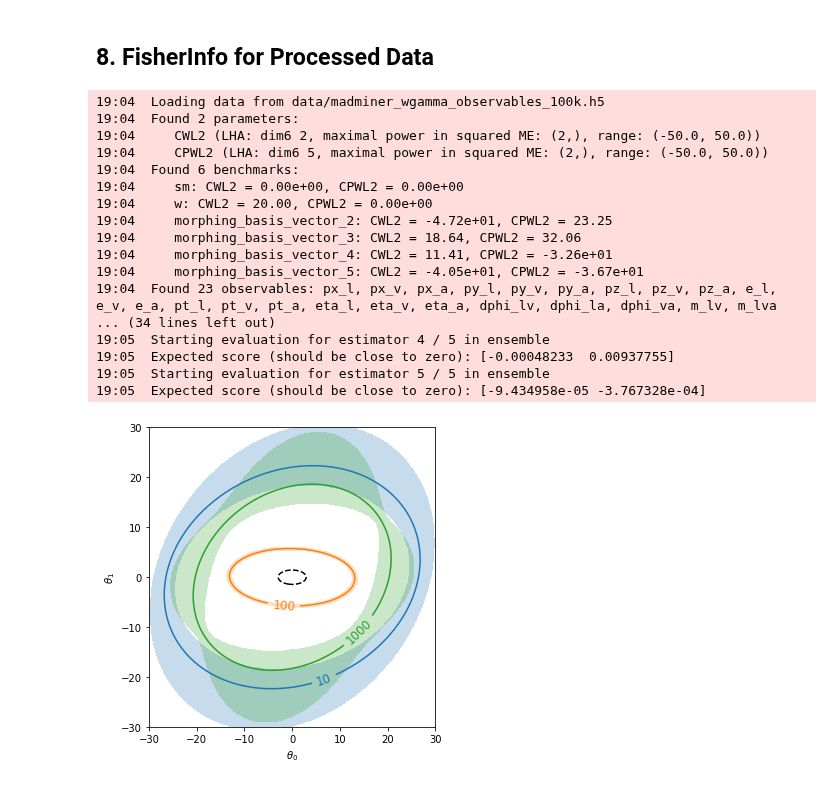
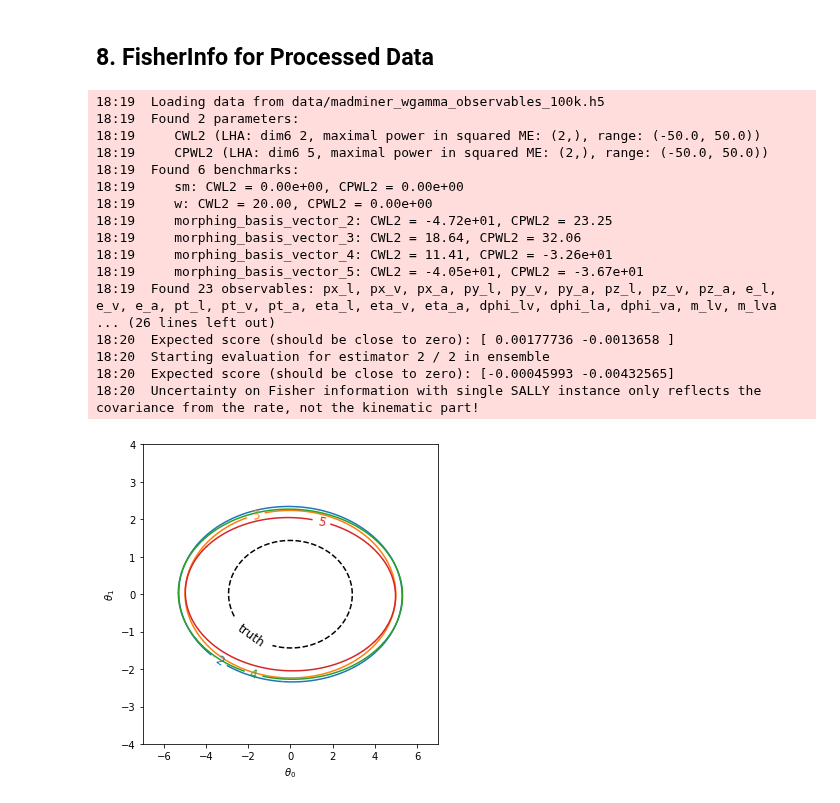
Before and after one commit to madminer-tool/madminer, a Jupyter notebook: examples/diboson_parton/notebook_analysis_setting.ipynb, the cells around one changed output. Cells and saved outputs as stored; diff of their text form; code cells hidden in the pictures.

```diff
--- a/examples/diboson_parton/notebook_analysis_setting.ipynb
+++ b/examples/diboson_parton/notebook_analysis_setting.ipynb
@@ -60,7 +76,7 @@ usemodelsdir = 'models/samples_'+usename+'/'
 # %%
 #create sample augmenter
 sa = SampleAugmenter(useinputdata, debug=False)
-n_estimators = 5
+n_estimators = 2
 
 #augment train sample
 for i in range(n_estimators):
@@ -117,9 +133,8 @@ for ii in range(len(listsettings)):
         validation_split=None,
         n_hidden=thissetting[1],
         n_epochs=thissetting[2],
-        batch_size=thissetting[3],
-        initial_lr=thissetting[4],
-        final_lr=thissetting[5]
+        initial_lr=thissetting[3],
+        final_lr=thissetting[4]
     )
     #save ensemble
     ensemble.save(usemodelsdir+'sally_ensemble_{}'.format(thissetting[0]))
@@ -171,40 +186,40 @@ for ii in range(len(listsettings)):
     list_label = list_label + [thissetting[0]]
 
 #Run MadFisher Truth
-fi_pl_full = fisher.calculate_fisher_information_full_truth(theta=[0.,0.],luminosity=300*1000.)
-list_mean  = list_mean  + [fi_pl_full]
+fi_pl_mean_full , _ = fisher.calculate_fisher_information_full_truth(theta=[0.,0.],luminosity=300*1000.)
+list_mean  = list_mean  + [fi_pl_mean_full]
 list_error = list_error + [None]
 list_color = list_color + ["black"]
 list_style = list_style + ["dashed"]
 list_label = list_label + ["truth"]
 # %% [output]
-19:04  Loading data from data/madminer_wgamma_observables_100k.h5
-19:04  Found 2 parameters:
-19:04     CWL2 (LHA: dim6 2, maximal power in squared ME: (2,), range: (-50.0, 50.0))
-19:04     CPWL2 (LHA: dim6 5, maximal power in squared ME: (2,), range: (-50.0, 50.0))
-19:04  Found 6 benchmarks:
-19:04     sm: CWL2 = 0.00e+00, CPWL2 = 0.00e+00
-19:04     w: CWL2 = 20.00, CPWL2 = 0.00e+00
-19:04     morphing_basis_vector_2: CWL2 = -4.72e+01, CPWL2 = 23.25
-19:04     morphing_basis_vector_3: CWL2 = 18.64, CPWL2 = 32.06
-19:04     morphing_basis_vector_4: CWL2 = 11.41, CPWL2 = -3.26e+01
-19:04     morphing_basis_vector_5: CWL2 = -4.05e+01, CPWL2 = -3.67e+01
-19:04  Found 23 observables: px_l, px_v, px_a, py_l, py_v, py_a, pz_l, pz_v, pz_a, e_l, e_v, e_a, pt_l, pt_v, pt_a, eta_l, eta_v, eta_a, dphi_lv, dphi_la, dphi_va, m_lv, m_lva
-... (34 lines left out)
-19:05  Starting evaluation for estimator 4 / 5 in ensemble
-19:05  Expected score (should be close to zero): [-0.00048233  0.00937755]
-19:05  Starting evaluation for estimator 5 / 5 in ensemble
-19:05  Expected score (should be close to zero): [-9.434958e-05 -3.767328e-04]
+18:19  Loading data from data/madminer_wgamma_observables_100k.h5
+18:19  Found 2 parameters:
+18:19     CWL2 (LHA: dim6 2, maximal power in squared ME: (2,), range: (-50.0, 50.0))
+18:19     CPWL2 (LHA: dim6 5, maximal power in squared ME: (2,), range: (-50.0, 50.0))
+18:19  Found 6 benchmarks:
+18:19     sm: CWL2 = 0.00e+00, CPWL2 = 0.00e+00
+18:19     w: CWL2 = 20.00, CPWL2 = 0.00e+00
+18:19     morphing_basis_vector_2: CWL2 = -4.72e+01, CPWL2 = 23.25
+18:19     morphing_basis_vector_3: CWL2 = 18.64, CPWL2 = 32.06
+18:19     morphing_basis_vector_4: CWL2 = 11.41, CPWL2 = -3.26e+01
+18:19     morphing_basis_vector_5: CWL2 = -4.05e+01, CPWL2 = -3.67e+01
+18:19  Found 23 observables: px_l, px_v, px_a, py_l, py_v, py_a, pz_l, pz_v, pz_a, e_l, e_v, e_a, pt_l, pt_v, pt_a, eta_l, eta_v, eta_a, dphi_lv, dphi_la, dphi_va, m_lv, m_lva
+... (26 lines left out)
+18:20  Expected score (should be close to zero): [ 0.00177736 -0.0013658 ]
+18:20  Starting evaluation for estimator 2 / 2 in ensemble
+18:20  Expected score (should be close to zero): [-0.00045993 -0.00432565]
+18:20  Uncertainty on Fisher information with single SALLY instance only reflects the covariance from the rate, not the kinematic part!
 # %%
 #Plot FisherInfo
 fignn = plot_fisher_information_contours_2d(
     list_mean,
     list_error,
     colors=list_color,
     linestyles=list_style,
     inline_labels=list_label,
-    xrange=(-30.,30.),
-    yrange=(-30.,30.),
+    xrange=(-7.,7.),
+    yrange=(-4.,4.),
 )
 # %% [output]
-[figure, old version]
+[figure, new version]
```
Also changed, not shown: parts of 5 cells of this notebook, 3 other files.
